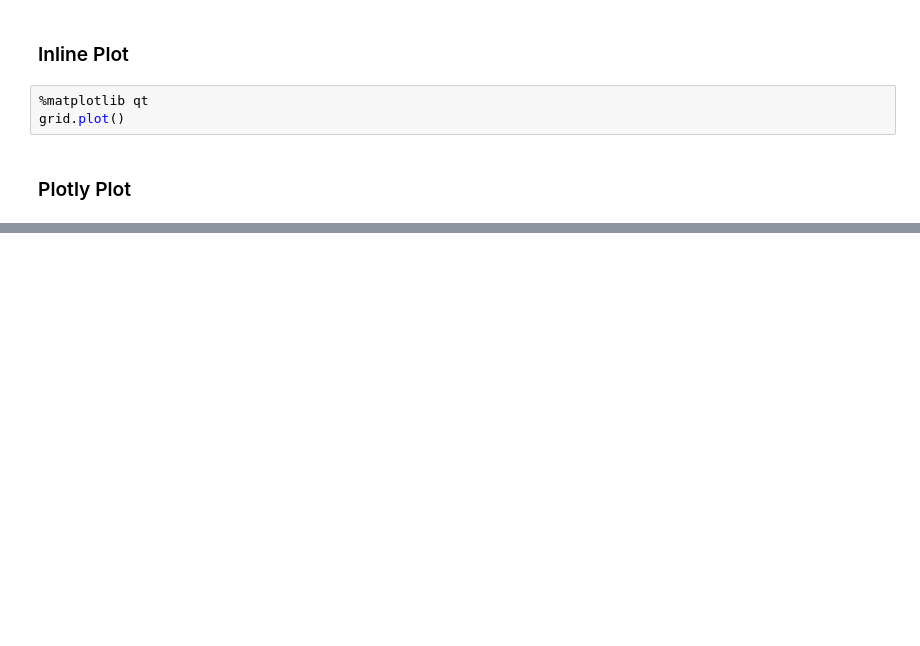
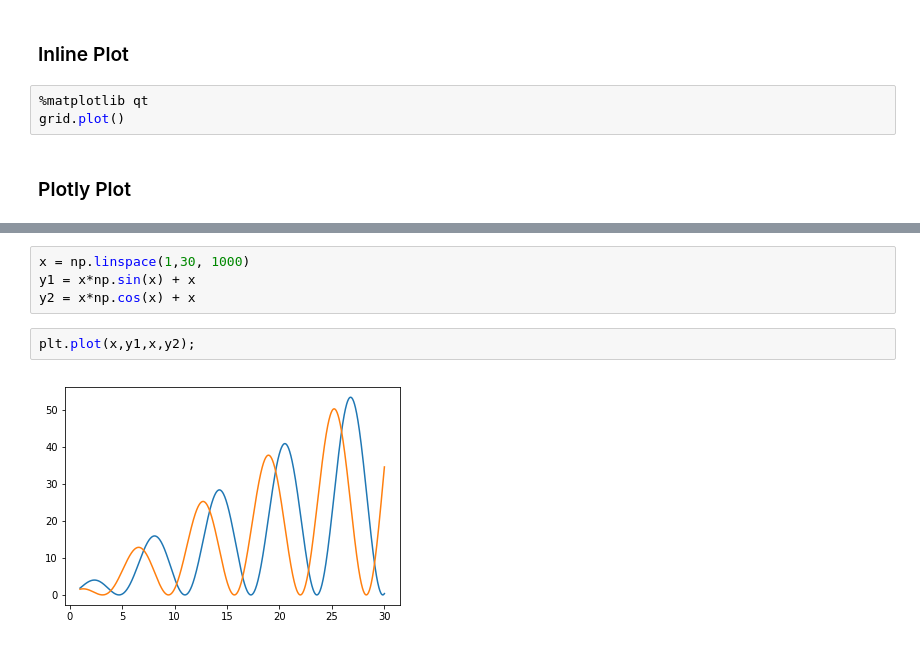
Before and after one commit to Jim-Shaddix/Method-Of-Relaxation, a Jupyter notebook: How-It-Works.ipynb, the cells around one changed output, grey strips where cells are left out. Saved outputs shown, nothing was run; the diff lists cells and outputs as text; blank space fills up the shorter version.

```diff
--- a/How-It-Works.ipynb
+++ b/How-It-Works.ipynb
@@ -160,0 +212,8 @@ py.iplot(fig, filename='elevations-3d-surface')
+# %%
+x = np.linspace(1,30, 1000)
+y1 = x*np.sin(x) + x
+y2 = x*np.cos(x) + x
+# %%
+plt.plot(x,y1,x,y2);
+# %% [output]
+[figure, added]
```
Also changed, not shown: parts of 12 cells of this notebook, 7 other files.
